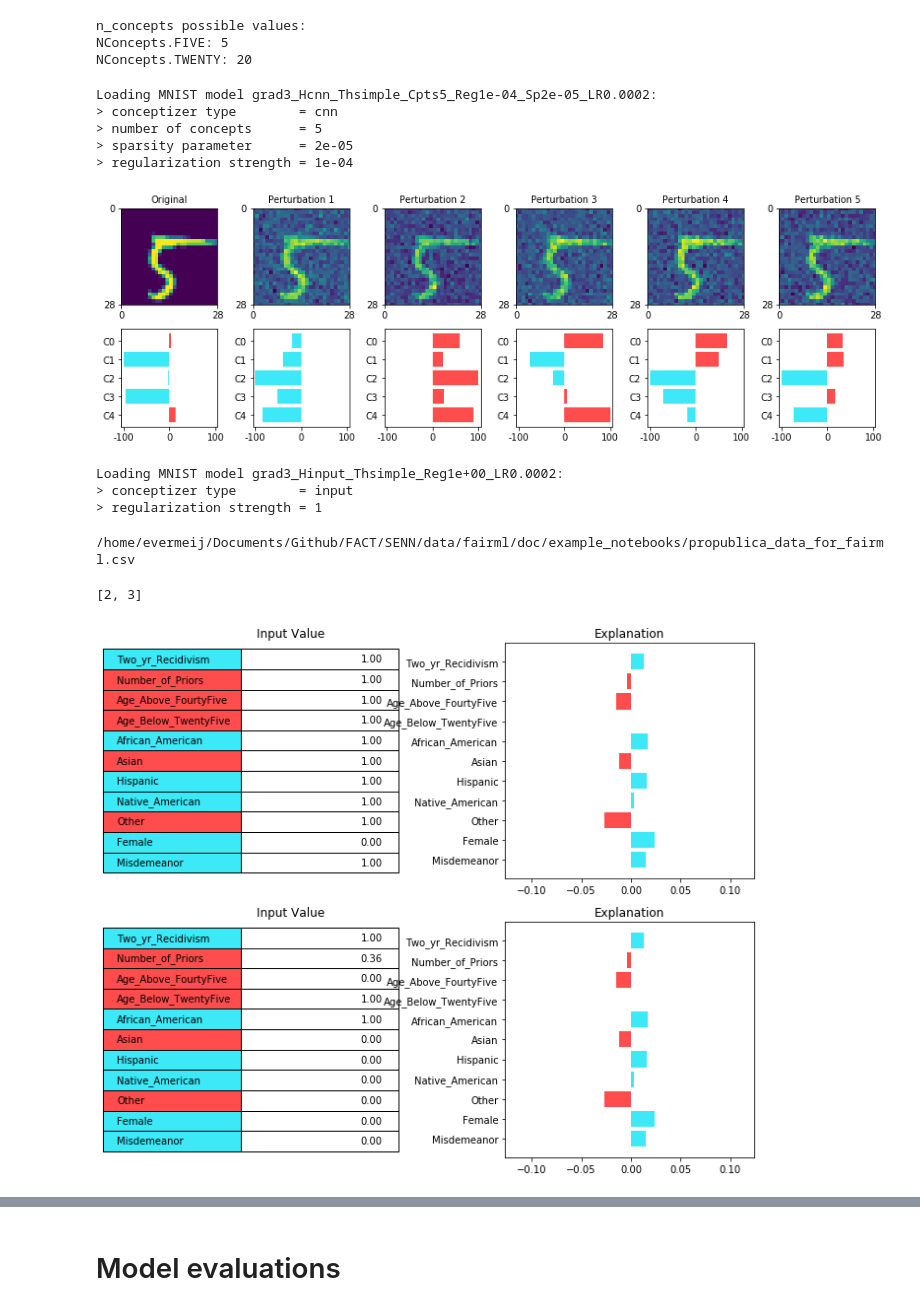
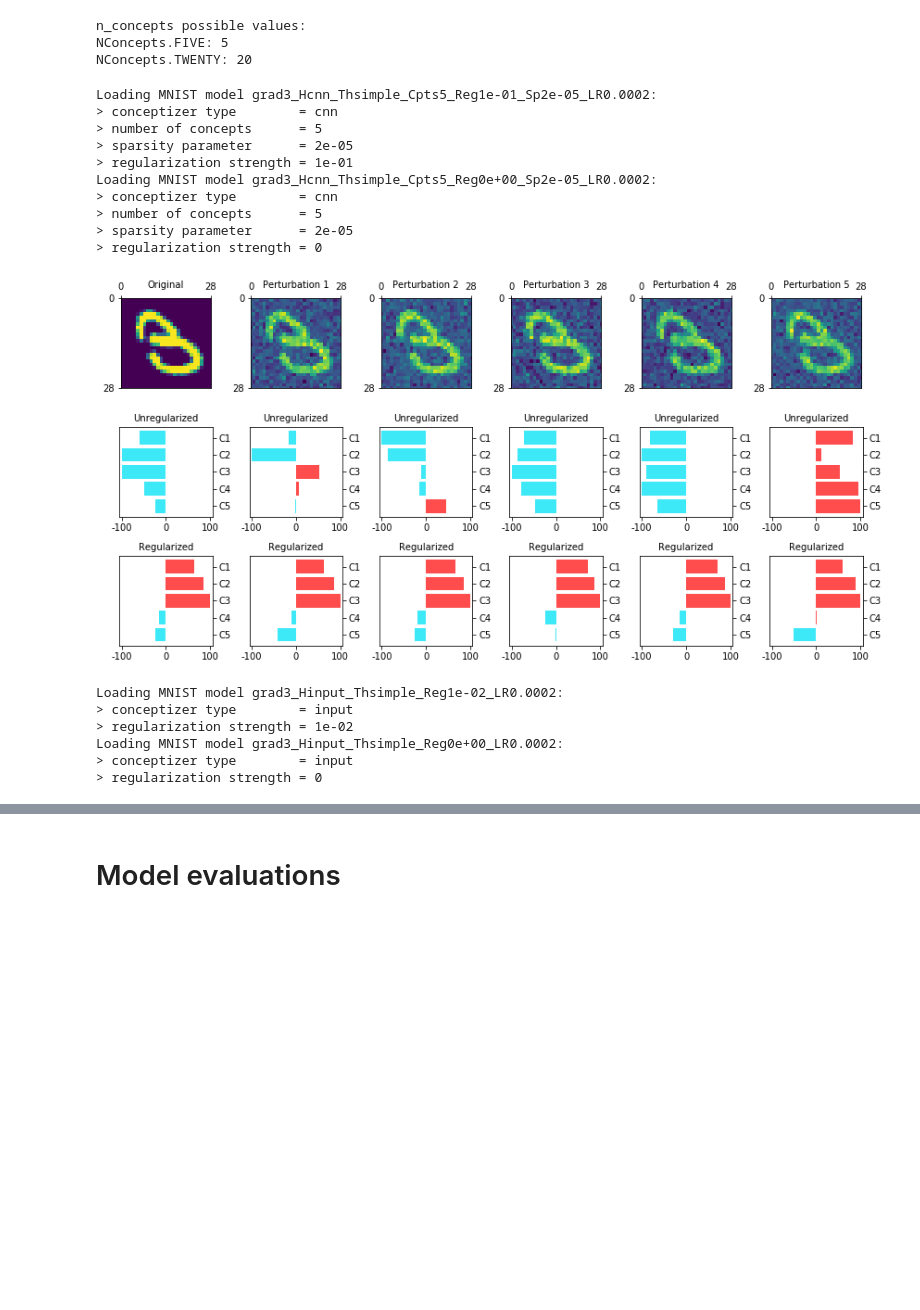
Before and after one commit to ricokoff/FACT-AI, a Jupyter notebook: SENN/Notebook.ipynb, the cells around one changed output, grey strips where cells are left out. Drawn from its saved outputs; the diff is of its cells as text; code cells hidden in the pictures; blank space fills up the shorter version.

Commit message:
Visualization API partial refactor

```diff
--- a/SENN/Notebook.ipynb
+++ b/SENN/Notebook.ipynb
@@ -50,12 +60,16 @@ n_concepts possible values:
 NConcepts.FIVE: 5
 NConcepts.TWENTY: 20
 # %%
-model = load_mnist(n_concepts=NConcepts.FIVE)
-# equivalent
-# model = load_mnist(reg_lambda=RegLambda.E4, h_type=HType.CNN, n_concepts=NConcepts.FIVE)
+model = load_mnist(reg_lambda=RegLambda.E1, n_concepts=NConcepts.FIVE)
+unregularized_model = load_mnist(reg_lambda=RegLambda.ZERO, n_concepts=NConcepts.FIVE)
 # %% [output]
-Loading MNIST model grad3_Hcnn_Thsimple_Cpts5_Reg1e-04_Sp2e-05_LR0.0002:
+Loading MNIST model grad3_Hcnn_Thsimple_Cpts5_Reg1e-01_Sp2e-05_LR0.0002:
 > conceptizer type        = cnn
 > number of concepts      = 5
 > sparsity parameter      = 2e-05
-> regularization strength = 1e-04
+> regularization strength = 1e-01
+Loading MNIST model grad3_Hcnn_Thsimple_Cpts5_Reg0e+00_Sp2e-05_LR0.0002:
+> conceptizer type        = cnn
+> number of concepts      = 5
+> sparsity parameter      = 2e-05
+> regularization strength = 0
@@ -65,10 +76,15 @@ n=5
-# %%
-mnist.plot_digit_noise_activation(model, n, 5)
-# %% [output]
-[figure, removed]
+# %%
+index = 18
+mnist.plot_digit_noise_activation_regularized_unregularized(model, unregularized_model, index, 5)
+# %% [output]
+[figure, added]
 # %%
-model = load_compas(RegLambda.ONE)
+model = load_compas(RegLambda.E2)
+unregularized_model = load_compas(RegLambda.ZERO)
 # %% [output]
-Loading MNIST model grad3_Hinput_Thsimple_Reg1e+00_LR0.0002:
+Loading MNIST model grad3_Hinput_Thsimple_Reg1e-02_LR0.0002:
 > conceptizer type        = input
-> regularization strength = 1
+> regularization strength = 1e-02
+Loading MNIST model grad3_Hinput_Thsimple_Reg0e+00_LR0.0002:
+> conceptizer type        = input
+> regularization strength = 0
@@ -89,6 +90,0 @@ x = {
-# %%
-compas.plot_lipschitz_feature(model, x)
-# %% [output]
-/home/evermeij/Documents/Github/FACT/SENN/data/fairml/doc/example_notebooks/propublica_data_for_fairml.csv
-[2, 3]
-[figure, removed]
```
Also changed, not shown: parts of 10 cells of this notebook, 35 other files.
